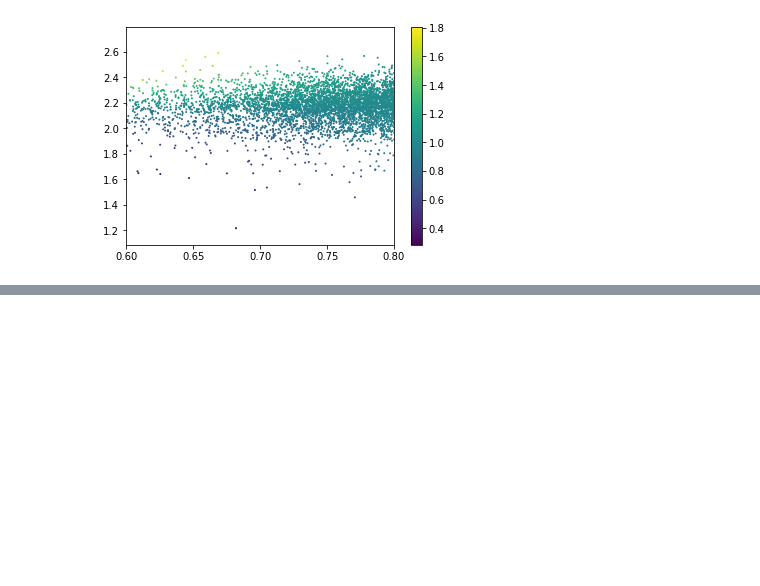
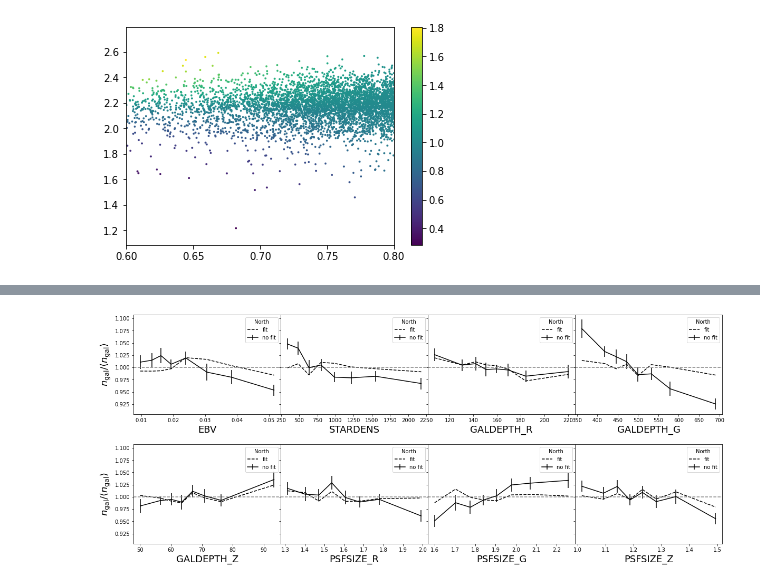
Before and after one commit to AlbertoRosado1/legacysim_runs, a Jupyter notebook: DA02/fitting_dndz.ipynb, the cells around one changed output, grey strips where cells are left out. Saved outputs shown, nothing was run; the diff lists cells and outputs as text; code cells hidden in the pictures; blank space fills up the shorter version.

```diff
--- a/DA02/fitting_dndz.ipynb
+++ b/DA02/fitting_dndz.ipynb
@@ -2092,0 +656,17 @@ ValueError: operands could not be broadcast together with shapes (250,) (626263,
+# %%
+nside=256
+run = 'north'
+base_dir = '/global/cfs/cdirs/desi/survey/catalogs/DA02/LSS/guadalupe/LSScats/2/'
+# collect data
+data = Table.read(f'{base_dir}ELG_LOPnotqsozdone_{run.capitalize()[0]}_clustering.dat.fits')
+
+# read systematics
+sys_region = Table.read(f'{cscratch}rands/rongpu_imaging_maps/pixmap_{run}_nside_256_minobs_1_maskbits_1111213.fits')
+
+# run fit on data
+fit = ELG_dndz(run=run)
+
+# collect randoms
+randoms_fn = f"/global/cfs/cdirs/desi/survey/catalogs/DA02/LSS/guadalupe/LSScats/2/ELG_LOPnotqsozdone_{run.capitalize()[0]}_1_clustering.ran.fits"
+#randoms = ft.read(randoms_fn)
+concat_rands = vstack([Table.read(f'{base_dir}ELG_LOPnotqsozdone_{run.capitalize()[0]}_{i}_clustering.ran.fits', format='fits') for i in range(0,5)])
@@ -2092,0 +791,26 @@ ValueError: operands could not be broadcast together with shapes (250,) (626263,
+# %%
+%%time
+#fg, ax = plt.subplots(ncols=4, nrows=2, figsize=(30, 12), sharey=True)
+fg, ax = plt.subplots(ncols=4,nrows=2,sharey=True,figsize=(20,8))
+#fig.subplots_adjust(hspace=0.4,wspace=0.2)
+fg.subplots_adjust(wspace=0.0, hspace=0.3)
+plt.rc('figure', facecolor='w')
+ax = ax.flatten()
+ftsize=18
+
+for col_i in range(len(maps)):
+    ax[col_i].set_xlabel(f'{maps[col_i]}',fontsize=ftsize)
+    ax[col_i].errorbar(nnbar_list[col_i]['bin_avg'], nnbar_list[col_i]['nnbar'], nnbar_list[col_i]['nnbar_err'], color='k', label='no fit')
+    ax[col_i].plot(nnbar_list_fit[col_i]['bin_avg'], nnbar_list_fit[col_i]['nnbar'], color='k',ls='--', label='fit')
+    ax[col_i].legend(title=run.capitalize())
+    ax[col_i].axhline(y=1., color='gray', ls='--')
+ax[0].set_ylabel('$n_{\\mathrm{gal}}/\\langle n_{\\mathrm{gal}} \\rangle$',fontsize=ftsize)
+ax[4].set_ylabel('$n_{\\mathrm{gal}}/\\langle n_{\\mathrm{gal}} \\rangle$',fontsize=ftsize)
+
+#plt.tight_layout()
+fn = os.path.join(plot_dir, f'ELG_{run}_density_variations.png')
+#plt.savefig(fn, facecolor='white',bbox_inches='tight', pad_inches=0.1, dpi=200)
+
+plt.show()
+# %% [output]
+[figure, added]
```
Also changed, not shown: parts of 128 cells of this notebook, 1 other file.
